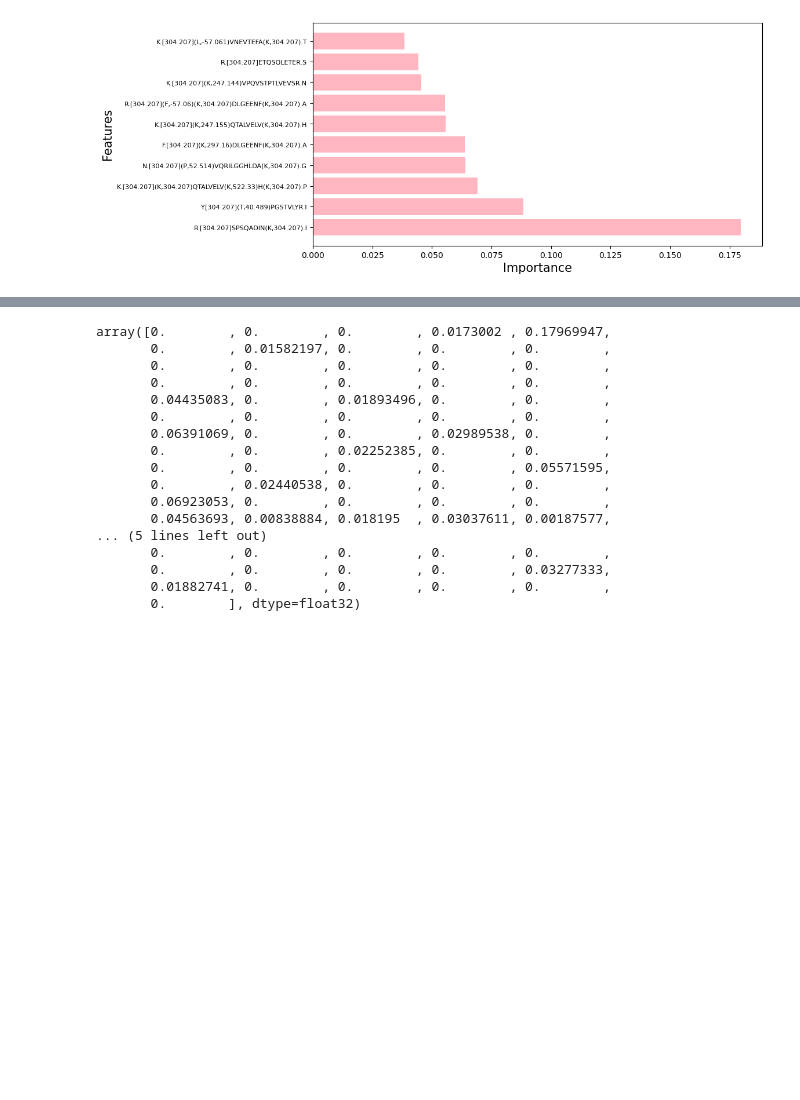
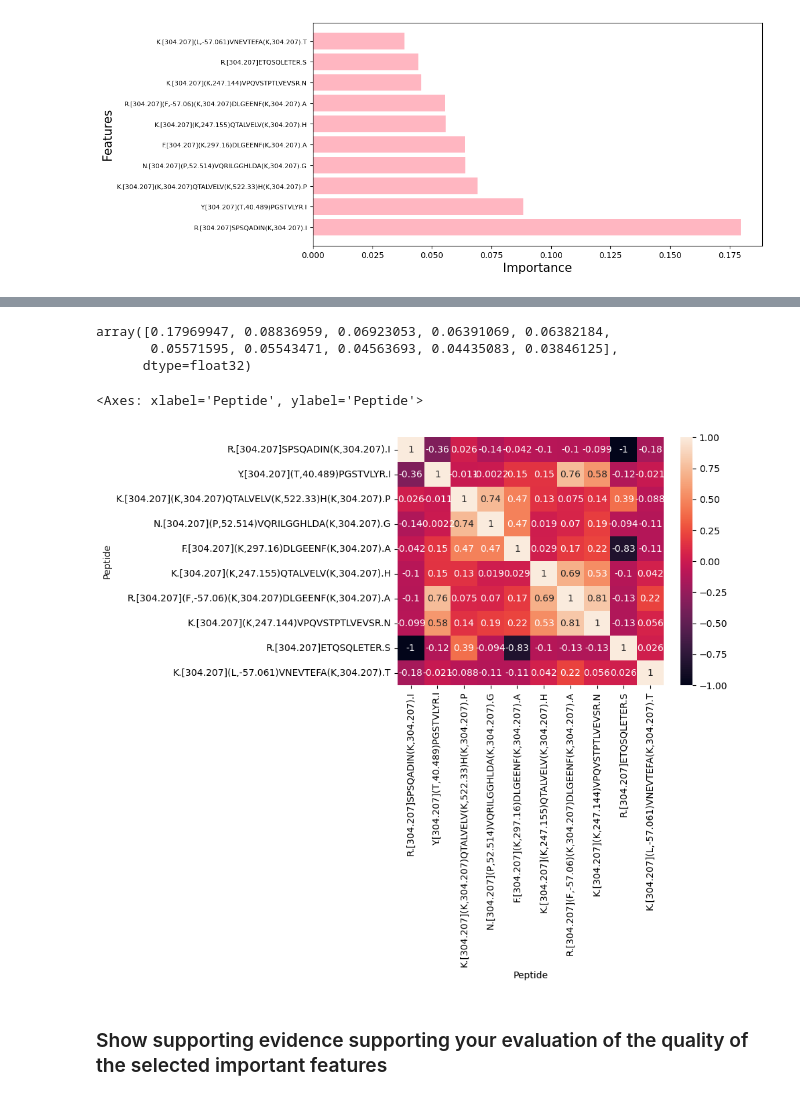
Before and after one commit to MiddleEarthExplorer/COVID19_Classification, a Jupyter notebook: CSE291_Notebook_Brian-Stage 2.ipynb, the cells around one changed output, grey strips where cells are left out. Saved outputs shown, nothing was run; the diff lists cells and outputs as text; code cells hidden in the pictures; blank space fills up the shorter version.

```diff
--- a/CSE291_Notebook_Brian-Stage 2.ipynb
+++ b/CSE291_Notebook_Brian-Stage 2.ipynb
@@ -804,0 +796,3 @@ plt.show()
+# %%
+topk_peptides = np.array(feature_names)[sorted_idx][:feature_number]
+topk_peptides
@@ -805,20 +810,7 @@ plt.show()
 # %%
-np.array(xgb_model.feature_importances_)
+topk_importance = np.array(xgb_model.feature_importances_)[sorted_idx][:feature_number]
+topk_importance
 # %% [output]
-array([0.        , 0.        , 0.        , 0.0173002 , 0.17969947,
-       0.        , 0.01582197, 0.        , 0.        , 0.        ,
-       0.        , 0.        , 0.        , 0.        , 0.        ,
-       0.        , 0.        , 0.        , 0.        , 0.        ,
-       0.04435083, 0.        , 0.01893496, 0.        , 0.        ,
-       0.        , 0.        , 0.        , 0.        , 0.        ,
-       0.06391069, 0.        , 0.        , 0.02989538, 0.        ,
-       0.        , 0.        , 0.02252385, 0.        , 0.        ,
-       0.        , 0.        , 0.        , 0.        , 0.05571595,
-       0.        , 0.02440538, 0.        , 0.        , 0.        ,
-       0.06923053, 0.        , 0.        , 0.        , 0.        ,
-       0.04563693, 0.00838884, 0.018195  , 0.03037611, 0.00187577,
-... (5 lines left out)
-       0.        , 0.        , 0.        , 0.        , 0.        ,
-       0.        , 0.        , 0.        , 0.        , 0.03277333,
-       0.01882741, 0.        , 0.        , 0.        , 0.        ,
-       0.        ], dtype=float32)
+array([0.17969947, 0.08836959, 0.06923053, 0.06391069, 0.06382184,
+       0.05571595, 0.05543471, 0.04563693, 0.04435083, 0.03846125],
+      dtype=float32)
@@ -824,0 +823,9 @@ array([0.        , 0.        , 0.        , 0.0173002 , 0.17969947,
+# %%
+# Calculate the correlation among peptides
+corr_matrix = variants_processed[topk_peptides.tolist() + ['Condition']].corr()
+sns.heatmap(corr_matrix, annot=True)
+# %% [output]
+<Axes: xlabel='Peptide', ylabel='Peptide'>
+[figure, added]
+# %% [markdown]
+### Show supporting evidence supporting your evaluation of the quality of the selected important features
```
Also changed, not shown: parts of 13 cells of this notebook, 2 other files.
